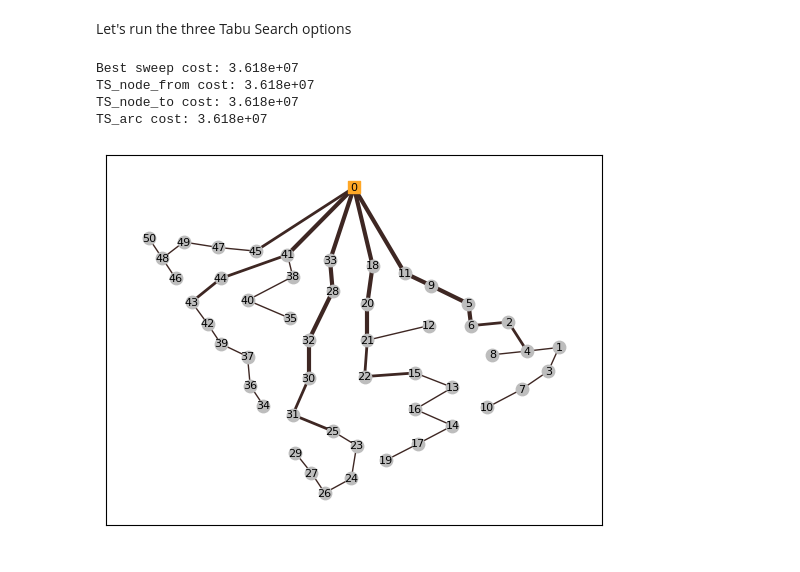
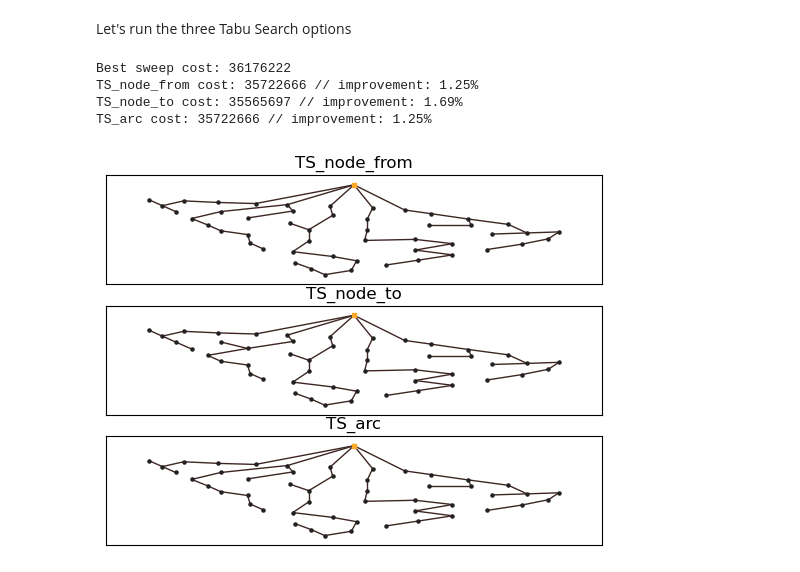
Before and after one commit to FernandoSchett/wamuu, a Jupyter notebook: code_examples/3.0-pma-tabu_search.ipynb, the cells around one changed output. Cells and saved outputs as stored; diff of their text form; code cells hidden in the pictures.

```diff
--- a/code_examples/3.0-pma-tabu_search.ipynb
+++ b/code_examples/3.0-pma-tabu_search.ipynb
@@ -32,7 +35,14 @@ def plot(sol=None):
                            edge_color=['#3E2723' if sol.node_power[i] <= I.max_cable_capacity else '#D50000' for i in range(1, I.n+1)],
                            width=[I.get_cable_index_from_node_power(sol.node_power[i])+1 for i in range(1, I.n+1)])
     nx.draw_networkx_labels(G, pos, font_size=8)
-    plt.show()
+
+def plot_small(sol=None):
+    nx.draw_networkx_nodes(G, pos, nodelist=[0], node_color='#FFA726', node_size=10, node_shape='s')
+    nx.draw_networkx_nodes(G, pos, nodelist=range(1, I.n+1), node_color='#212121', node_size=5)
+    if sol != None:
+        nx.draw_networkx_edges(G, pos,
+                           edgelist=[[i, sol.node_up[i]] for i in range(1, I.n+1)],
+                           edge_color=['#3E2723' if sol.node_power[i] <= I.max_cable_capacity else '#D50000' for i in range(1, I.n+1)])
 # %%
 plot()
 # %% [output]
@@ -56,16 +66,30 @@ TS_node_to = ts_node_to(I, tl=10*60, seed=2)
 # %%
 TS_arc = ts_arc(I, tl=10*60, seed=3)
 # %%
-print(f'Best sweep cost: {S0.cost:.4}')
-print(f'TS_node_from cost: {TS_node_from.cost:.4}')
-print(f'TS_node_to cost: {TS_node_to.cost:.4}')
-print(f'TS_arc cost: {TS_arc.cost:.4}')
+print(f'Best sweep cost: {S0.cost}')
+print(f'TS_node_from cost: {TS_node_from.cost} // improvement: {1-TS_node_from.cost/S0.cost:.2%}')
+print(f'TS_node_to cost: {TS_node_to.cost} // improvement: {1-TS_node_to.cost/S0.cost:.2%}')
+print(f'TS_arc cost: {TS_arc.cost} // improvement: {1-TS_arc.cost/S0.cost:.2%}')
 # %% [output]
-Best sweep cost: 3.618e+07
-TS_node_from cost: 3.618e+07
-TS_node_to cost: 3.618e+07
-TS_arc cost: 3.618e+07
+Best sweep cost: 36176222
+TS_node_from cost: 35722666 // improvement: 1.25%
+TS_node_to cost: 35565697 // improvement: 1.69%
+TS_arc cost: 35722666 // improvement: 1.25%
 # %%
-plot(TS_node_from)
+fig, axs = plt.subplots(3)
+
+plt.sca(axs[0])
+plt.title('TS_node_from')
+plot_small(TS_node_from)
+
+plt.sca(axs[1])
+plt.title('TS_node_to')
+plot_small(TS_node_to)
+
+plt.sca(axs[2])
+plt.title('TS_arc')
+plot_small(TS_arc)
+
+plt.show()
 # %% [output]
-[figure, old version]
+[figure, new version]
```
Also changed, not shown: parts of 4 cells of this notebook, 7 other files.
